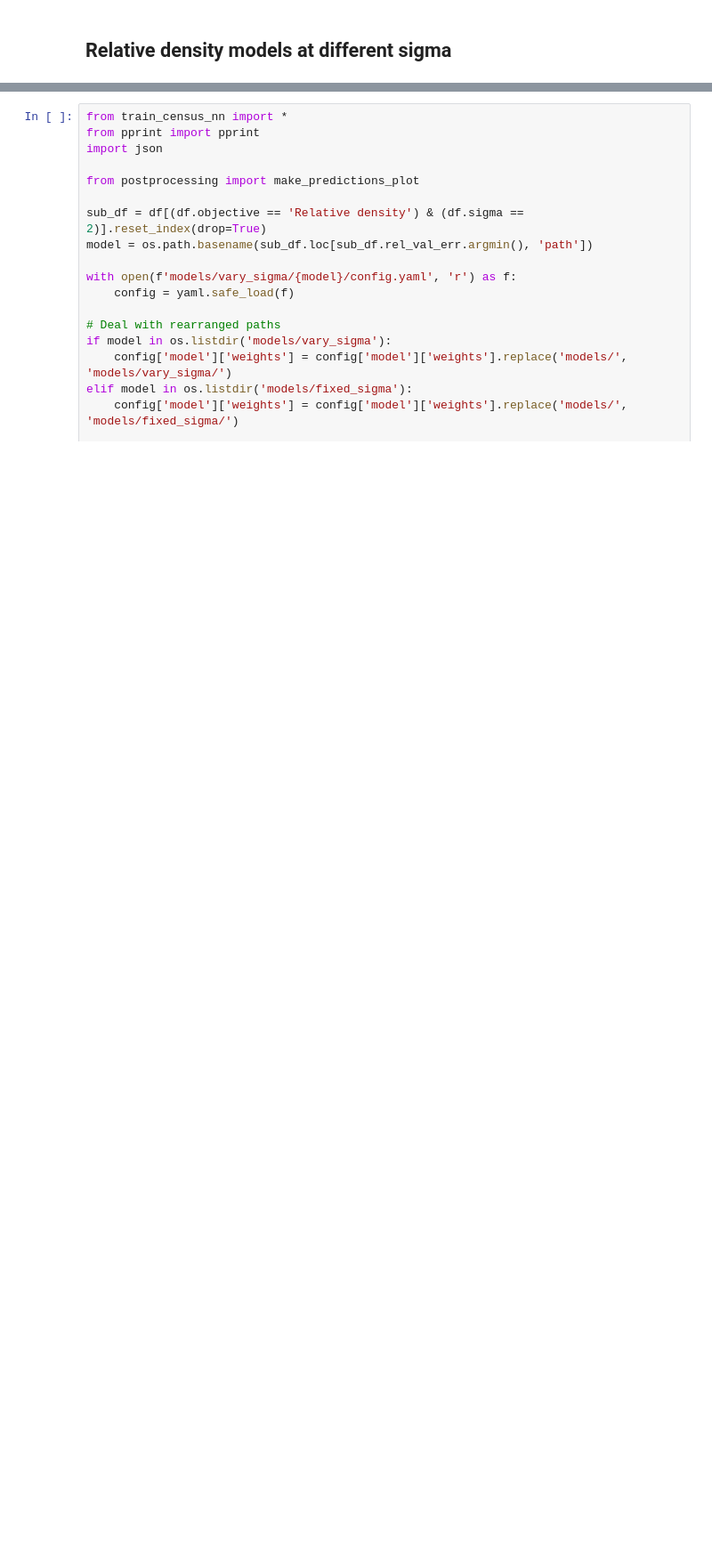
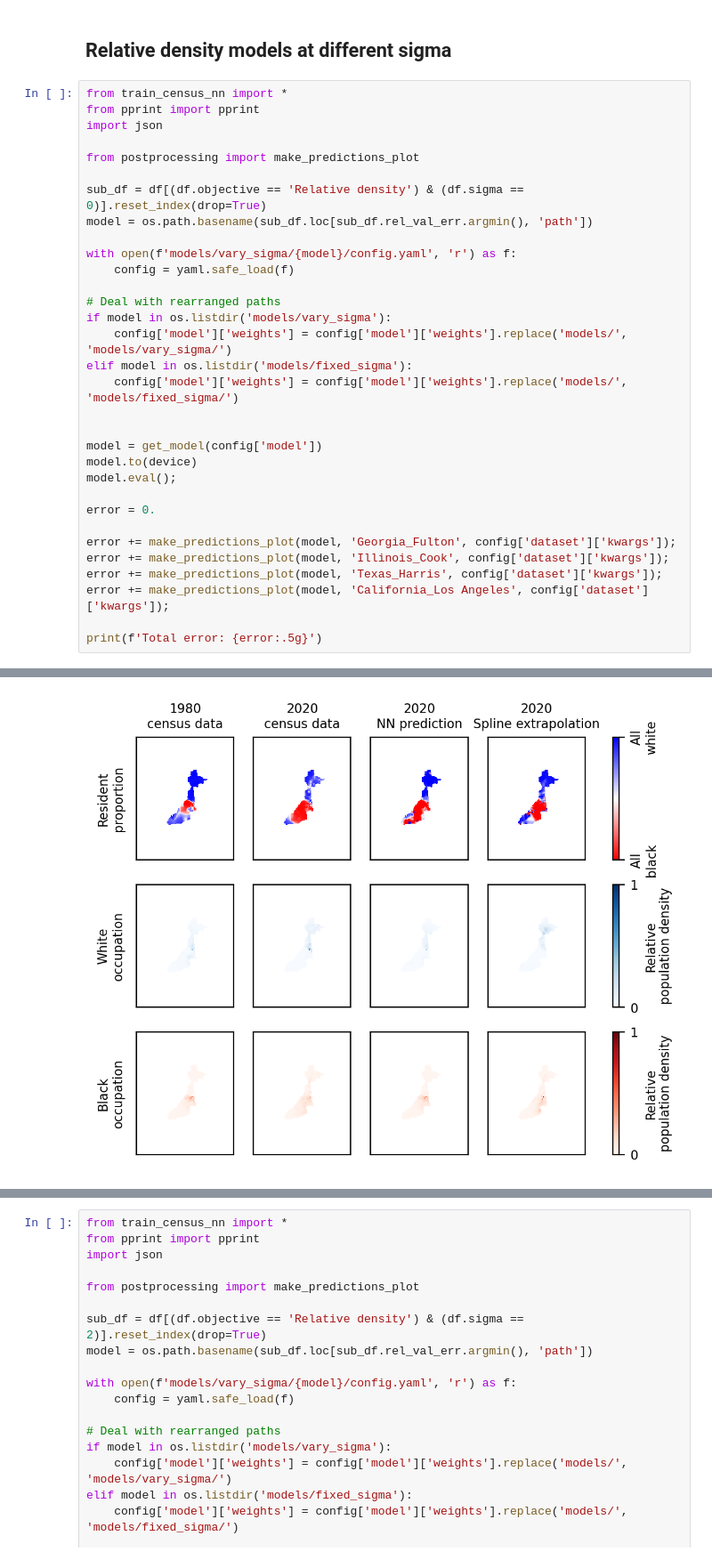
Before and after one commit to jcolen/sociohydro, a Jupyter notebook: census_density_gridded/CensusModelsVarySigma.ipynb, the cells around one changed output, grey strips where cells are left out. Shown at 89% size. Saved outputs shown, nothing was run; the diff lists cells and outputs as text; blank space fills up the shorter version.

```diff
--- a/census_density_gridded/CensusModelsVarySigma.ipynb
+++ b/census_density_gridded/CensusModelsVarySigma.ipynb
@@ -90,2 +92,35 @@ plt.tight_layout()
 # %% [markdown]
 ## Relative density models at different sigma
+# %%
+from train_census_nn import *
+from pprint import pprint
+import json
+
+from postprocessing import make_predictions_plot
+
+sub_df = df[(df.objective == 'Relative density') & (df.sigma == 0)].reset_index(drop=True)
+model = os.path.basename(sub_df.loc[sub_df.rel_val_err.argmin(), 'path'])
+
+with open(f'models/vary_sigma/{model}/config.yaml', 'r') as f:
+    config = yaml.safe_load(f)
+
+# Deal with rearranged paths
+if model in os.listdir('models/vary_sigma'):
+    config['model']['weights'] = config['model']['weights'].replace('models/', 'models/vary_sigma/')
+elif model in os.listdir('models/fixed_sigma'):
+    config['model']['weights'] = config['model']['weights'].replace('models/', 'models/fixed_sigma/')
+
+
+model = get_model(config['model'])
+model.to(device)
+model.eval();
+
+error = 0.
+
+error += make_predictions_plot(model, 'Georgia_Fulton', config['dataset']['kwargs']);
+error += make_predictions_plot(model, 'Illinois_Cook', config['dataset']['kwargs']);
+error += make_predictions_plot(model, 'Texas_Harris', config['dataset']['kwargs']);
+error += make_predictions_plot(model, 'California_Los Angeles', config['dataset']['kwargs']);
+
+print(f'Total error: {error:.5g}')
+# %% [output]
@@ -91,0 +147 @@ plt.tight_layout()
+[figure, added]
```
Also changed, not shown: parts of 7 cells of this notebook, 21 other files.
